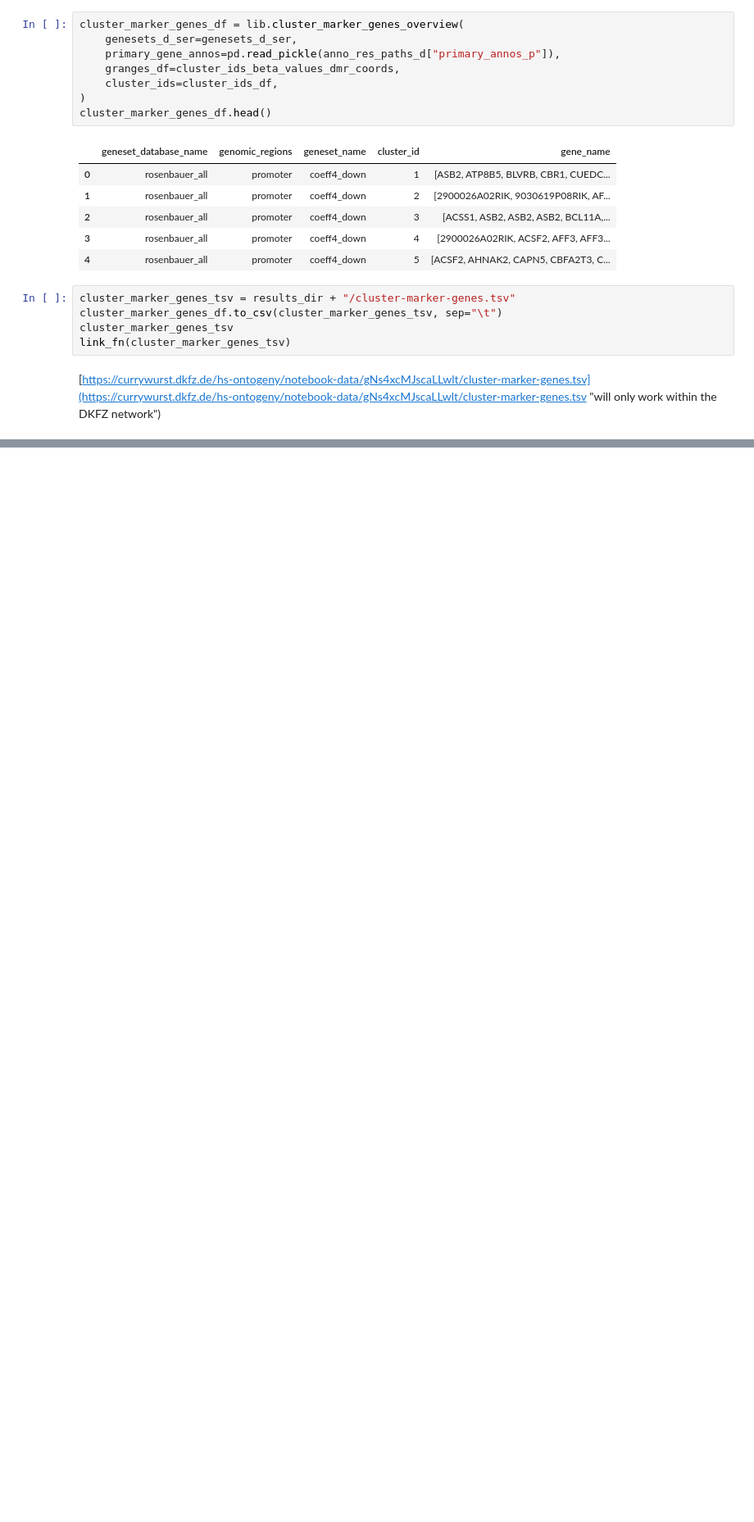
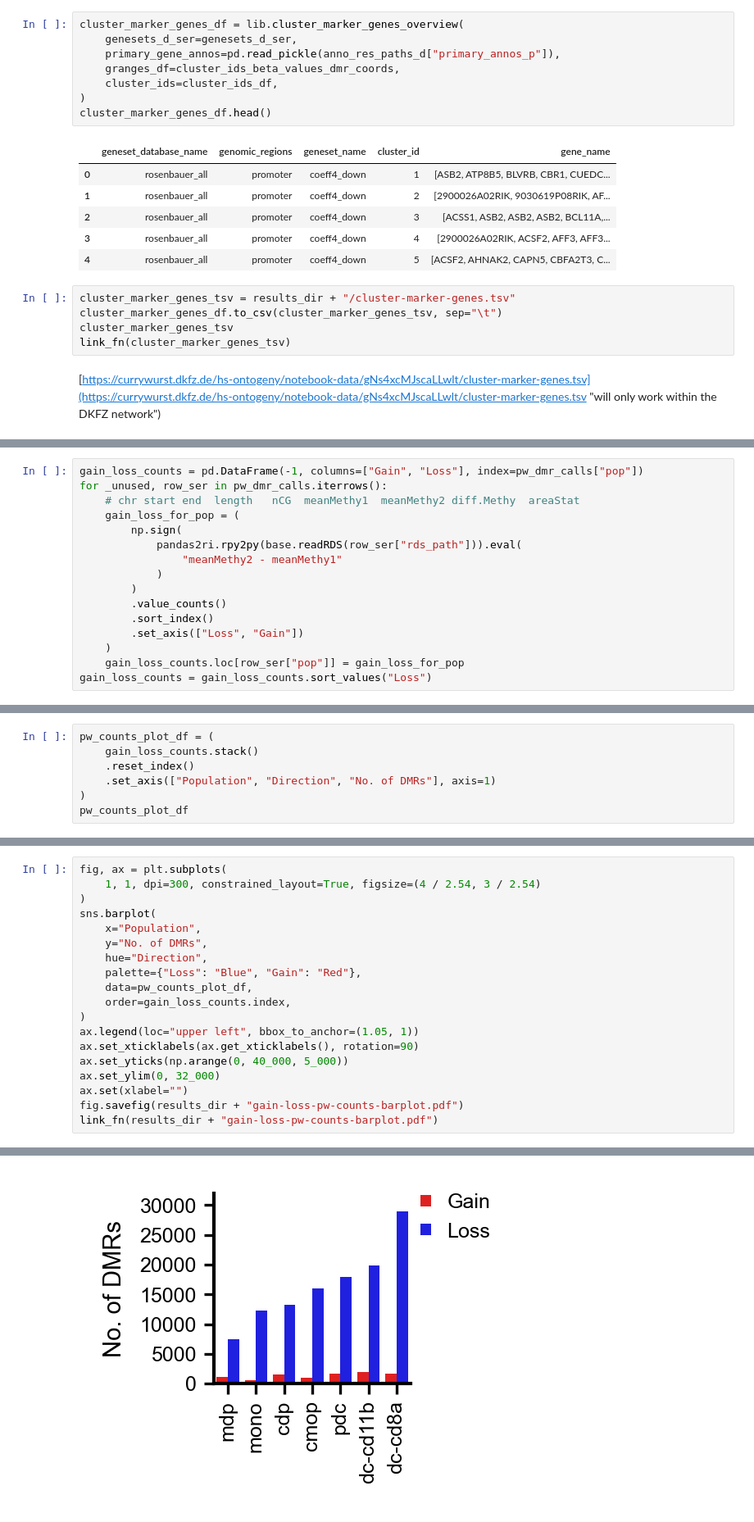
Before and after one commit to stephenkraemer/dendritic_cells, a Jupyter notebook: dendritic_cells/analyses_for_manuscript_20201015_nb.ipynb, the cells around one changed output, grey strips where cells are left out. Shown: that part at 82% size. Drawn from its saved outputs; the diff is of its cells as text; blank space fills up the shorter version.

```diff
--- a/dendritic_cells/analyses_for_manuscript_20201015_nb.ipynb
+++ b/dendritic_cells/analyses_for_manuscript_20201015_nb.ipynb
@@ -637,0 +1123,16 @@ link_fn(cluster_marker_genes_tsv)
+# %%
+gain_loss_counts = pd.DataFrame(-1, columns=["Gain", "Loss"], index=pw_dmr_calls["pop"])
+for _unused, row_ser in pw_dmr_calls.iterrows():
+    # chr start end  length   nCG  meanMethy1  meanMethy2 diff.Methy  areaStat
+    gain_loss_for_pop = (
+        np.sign(
+            pandas2ri.rpy2py(base.readRDS(row_ser["rds_path"])).eval(
+                "meanMethy2 - meanMethy1"
+            )
+        )
+        .value_counts()
+        .sort_index()
+        .set_axis(["Loss", "Gain"])
+    )
+    gain_loss_counts.loc[row_ser["pop"]] = gain_loss_for_pop
+gain_loss_counts = gain_loss_counts.sort_values("Loss")
@@ -637,0 +1149,7 @@ link_fn(cluster_marker_genes_tsv)
+# %%
+pw_counts_plot_df = (
+    gain_loss_counts.stack()
+    .reset_index()
+    .set_axis(["Population", "Direction", "No. of DMRs"], axis=1)
+)
+pw_counts_plot_df
@@ -637,0 +1172,20 @@ link_fn(cluster_marker_genes_tsv)
+# %%
+fig, ax = plt.subplots(
+    1, 1, dpi=300, constrained_layout=True, figsize=(4 / 2.54, 3 / 2.54)
+)
+sns.barplot(
+    x="Population",
+    y="No. of DMRs",
+    hue="Direction",
+    palette={"Loss": "Blue", "Gain": "Red"},
+    data=pw_counts_plot_df,
+    order=gain_loss_counts.index,
+)
+ax.legend(loc="upper left", bbox_to_anchor=(1.05, 1))
+ax.set_xticklabels(ax.get_xticklabels(), rotation=90)
+ax.set_yticks(np.arange(0, 40_000, 5_000))
+ax.set_ylim(0, 32_000)
+ax.set(xlabel="")
+fig.savefig(results_dir + "gain-loss-pw-counts-barplot.pdf")
+link_fn(results_dir + "gain-loss-pw-counts-barplot.pdf")
+# %% [output]
@@ -637,0 +1193 @@ link_fn(cluster_marker_genes_tsv)
+[figure, added]
```
Also changed, not shown: parts of 59 cells of this notebook, 3 other files.
